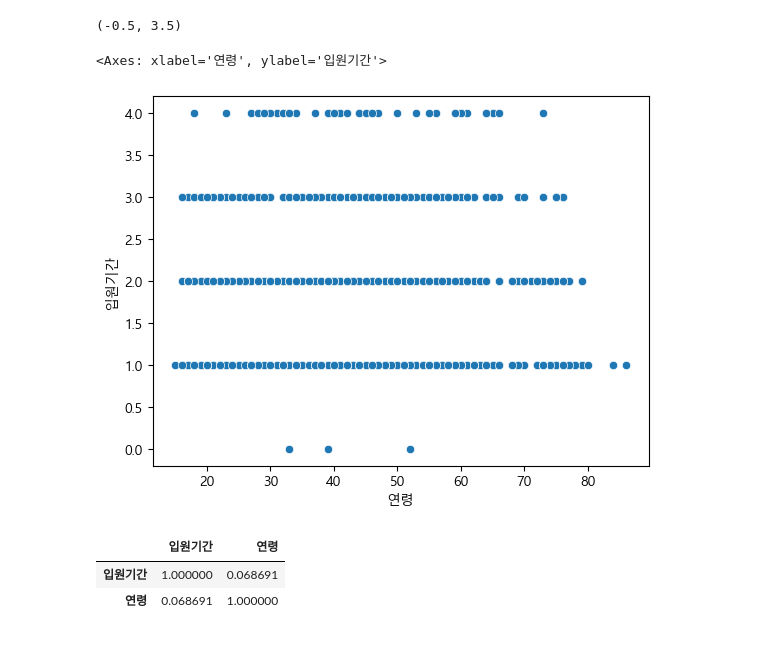
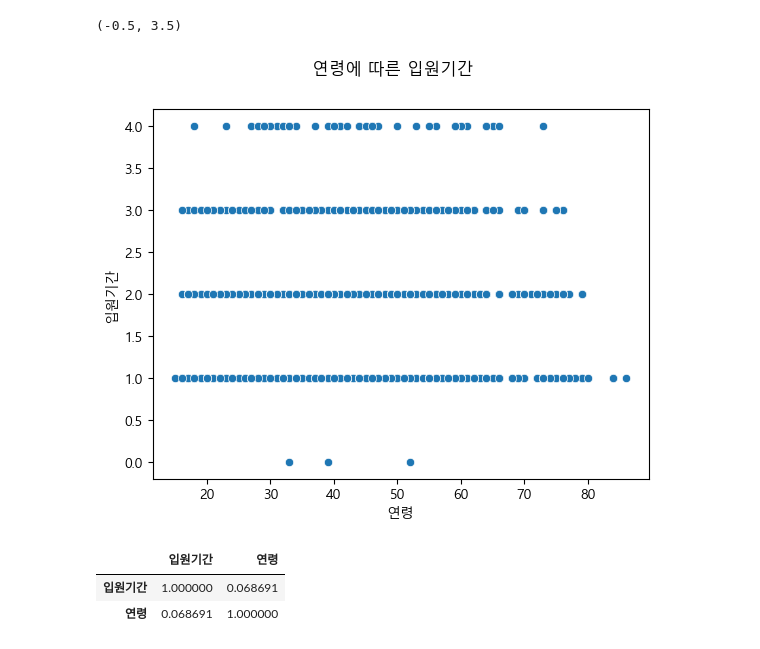
Before and after one commit to KKKKKIKKKK/toy_data_analysiss, a Jupyter notebook: codes/EDA/RecurrenceOfSurgery_EDA_SA.ipynb, the cells around one changed output. Drawn from its saved outputs; the diff is of its cells as text; code cells hidden in the pictures.

```diff
--- a/codes/EDA/RecurrenceOfSurgery_EDA_SA.ipynb
+++ b/codes/EDA/RecurrenceOfSurgery_EDA_SA.ipynb
@@ -63,9 +63,10 @@ condition = (df_ROSF['입원기간'] <= 4)
 df_ROSF_in = df_ROSF[condition]
 # %%
 sns.scatterplot(data=df_ROSF_in, x='연령', y='입원기간')
+plt.suptitle('연령에 따른 입원기간')
+plt.show()
 # %% [output]
-<Axes: xlabel='연령', ylabel='입원기간'>
-[figure, old version]
+[figure, new version]
 # %%
 df_ROSF_in[['입원기간', '연령']].corr()
 # %% [output]
```
Also changed, not shown: parts of 7 cells of this notebook, 1 other file.
